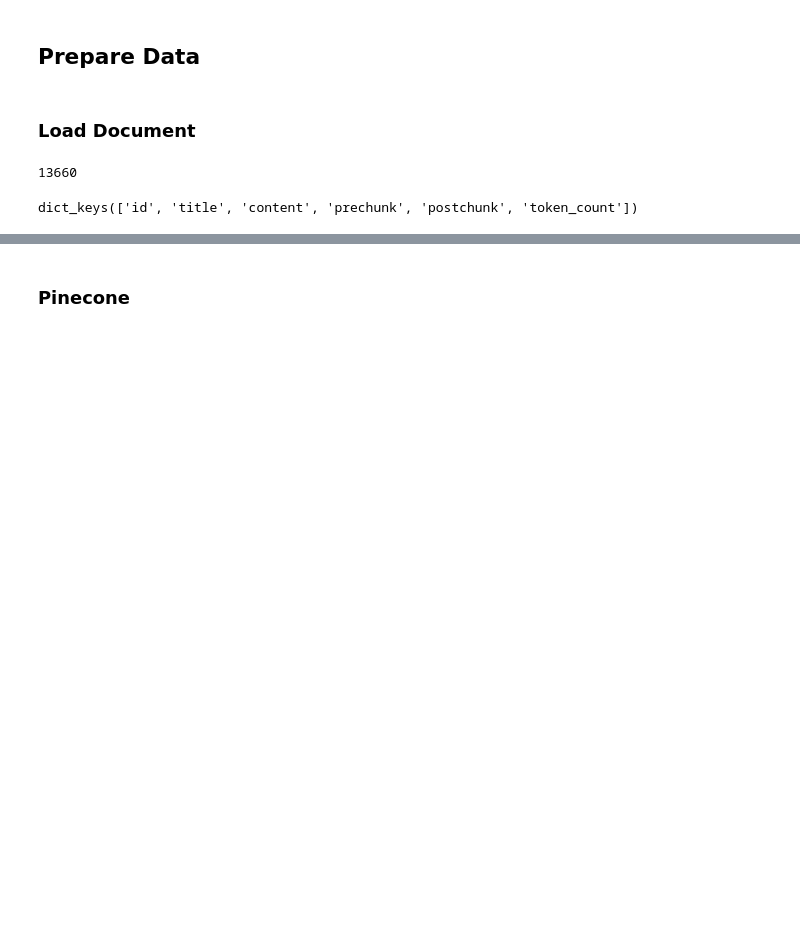
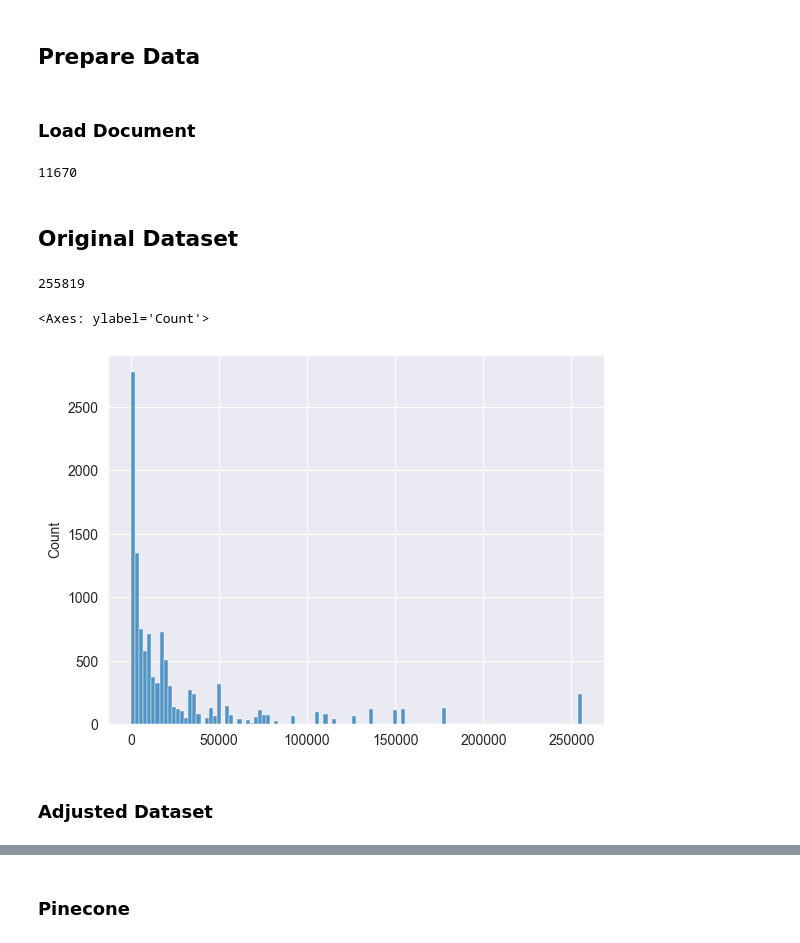
Before and after one commit to Francisco-Reveriano/Legal_Agentic_RAG, a Jupyter notebook: Notebook/02. Data Preparation.ipynb, the cells around one changed output, grey strips where cells are left out. Drawn from its saved outputs; the diff is of its cells as text; code cells hidden in the pictures; blank space fills up the shorter version.

```diff
--- a/Notebook/02. Data Preparation.ipynb
+++ b/Notebook/02. Data Preparation.ipynb
@@ -24,12 +25,53 @@ pinecone_api_key = os.getenv("PINECONE_API_KEY")
 ## Prepare Data
 # %% [markdown]
 ### Load Document
-# %%
-data = load_files("../Data/Raw")
-print(len(data))
-# %% [output]
-13660
-# %%
-data[100].keys()
-# %% [output]
-dict_keys(['id', 'title', 'content', 'prechunk', 'postchunk', 'token_count'])
+# %%
+folder_path = "../Data/Raw"
+metadata: List[Dict[str, Any]] = []
+chunk_id = 0
+chunk_token_size = []
+
+# Iterate over each file in the folder with a progress bar.
+for filename in tqdm.tqdm(os.listdir(folder_path), desc="Processing files"):
+    file_title = os.path.basename(filename)
+    # Process only files that end with '.txt'
+    if filename.lower().endswith(".txt"):
+        file_path = os.path.join(folder_path, filename)
+        try:
+            # Open and read the file content.
+            with open(file_path, "r", encoding="utf-8") as file:
+                text = file.read()
+        except Exception as e:
+            print(f"Error reading {filename}: {e}")
+            continue
+
+        text = text.split("Subpart")
+        for t in text:
+          subpart_title = t.split("\n")[0]
+          for s in t.split("\nSec."):
+              section_title = s.split("\n")[0]
+              text_token_size = count_tokens_gpt4(t)
+              chunk_token_size.append(text_token_size)
+              chunk_id += 1
+              metadata.append({
+                  "title": file_title,
+                  "subpart_title": subpart_title,
+                  "section_title": section_title,
+                  "content": s,
+                  "token_count": text_token_size
+              })
+print(len(metadata))
+# %% [output]
+11670
+# %% [markdown]
+## Original Dataset
+# %%
+import seaborn as sns
+print(max(chunk_token_size))
+sns.histplot(chunk_token_size)
+# %% [output]
+255819
+<Axes: ylabel='Count'>
+[figure, added]
+# %% [markdown]
+### Adjusted Dataset
```
Also changed, not shown: parts of 12 cells of this notebook, 5 other files.
